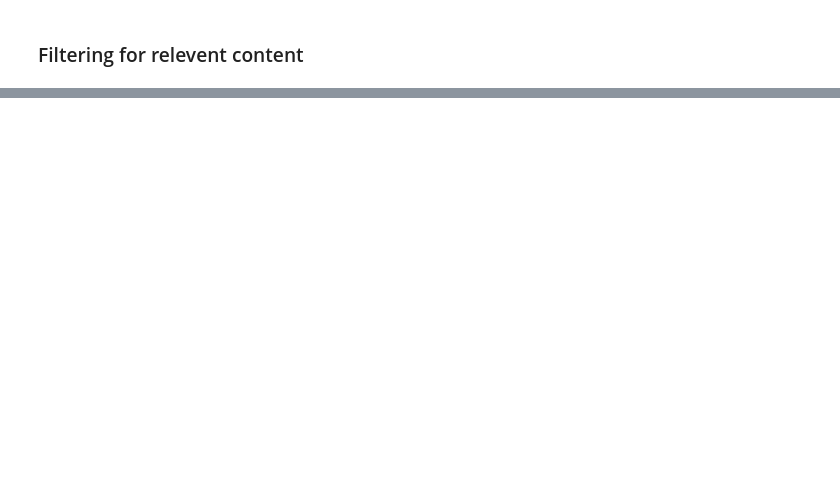
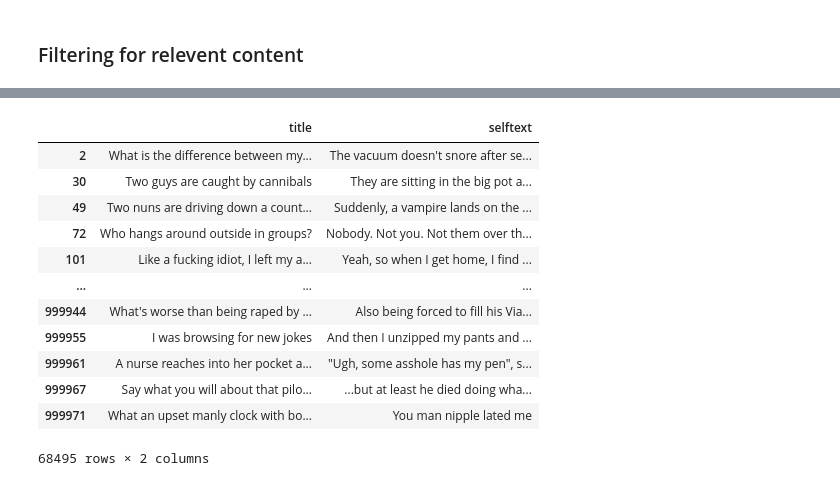
Before and after one commit to Pooret/jokes, a Jupyter notebook: data wrangling.ipynb, the cells around one changed output, grey strips where cells are left out. Saved outputs shown, nothing was run; the diff lists cells and outputs as text; code cells hidden in the pictures; blank space fills up the shorter version.

```diff
--- a/data wrangling.ipynb
+++ b/data wrangling.ipynb
@@ -305,3 +294,32 @@ df_cleaned = df_cleaned[~is_offensive]
+# %%
+# offensive jokes
+toxic_mispellings_dict = pd.read_pickle("helper_toxic_misspell_dict.pickle")
+toxic_words_list = list(set([word.lower() for word in set(toxic_mispellings_dict.values())]))
+
+def correct_toxic_mispellings(sentence, toxic_mispellings_dict):
+    for word in sentence.split():
+        if word in toxic_mispellings_dict.keys():
+            sentence = sentence.replace(word, toxic_mispellings_dict[word])
+    return sentence
+
+df_cleaned[['title', 'selftext']] = df_cleaned[['title', 'selftext']].applymap(lambda x: correct_toxic_mispellings(x, toxic_mispellings_dict))
+is_toxic = df_cleaned['selftext'].str.contains("|".join(toxic_words_list)) | df_cleaned['title'].str.contains("|".join(toxic_words_list))
+display(df_cleaned[is_toxic][['title', 'selftext']])
+df_cleaned = df_cleaned[~is_toxic]
+# %% [output]
+|  | title | selftext |
+| 2 | What is the difference between my... | The vacuum doesn't snore after se... |
+| 30 | Two guys are caught by cannibals | They are sitting in the big pot a... |
+| 49 | Two nuns are driving down a count... | Suddenly, a vampire lands on the ... |
+| 72 | Who hangs around outside in groups? | Nobody. Not you. Not them over th... |
+| 101 | Like a fucking idiot, I left my a... | Yeah, so when I get home, I find ... |
+| ... | ... | ... |
+| 999944 | What's worse than being raped by ... | Also being forced to fill his Via... |
+| 999955 | I was browsing for new jokes | And then I unzipped my pants and ... |
+| 999961 | A nurse reaches into her pocket a... | "Ugh, some asshole has my pen", s... |
+| 999967 | Say what you will about that pilo... | ...but at least he died doing wha... |
+| 999971 | What an upset manly clock with bo... | You man nipple lated me |
+68495 rows × 2 columns
 # %%
 # Filter entries for necessary criteria again
 # boolean masks to filter for length
```
Also changed, not shown: parts of 28 cells of this notebook, 1 other file.
